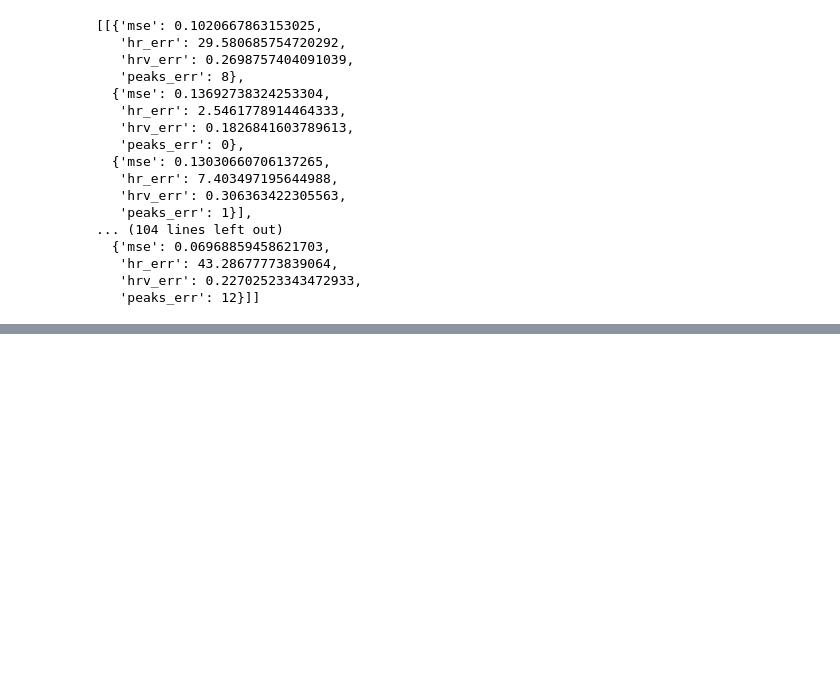
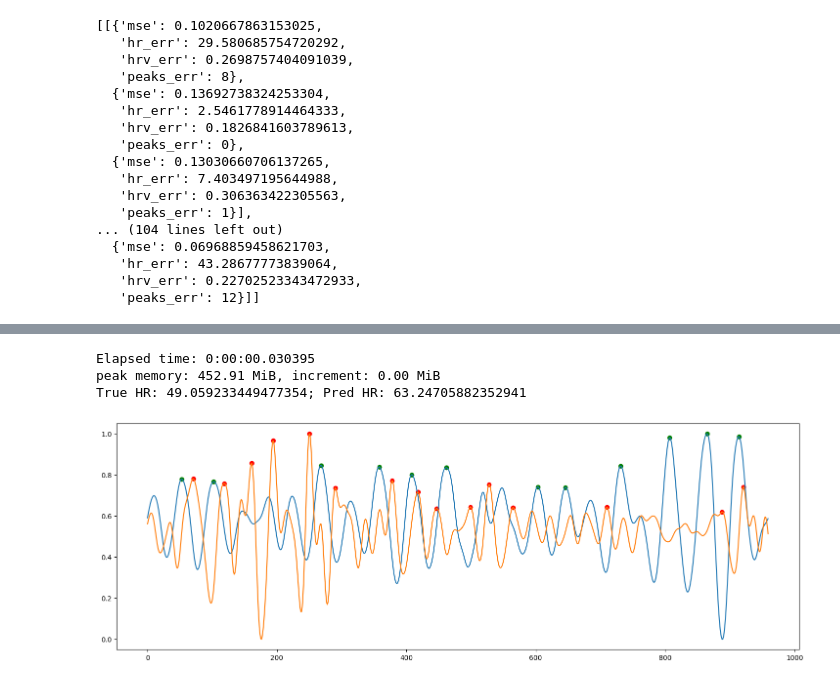
Before and after one commit to arnavpon/pydroid, a Jupyter notebook: example/android/app/src/main/python/pipeline-dev/pipeline-v1/ml.v7.ipynb, the cells around one changed output, grey strips where cells are left out. Drawn from its saved outputs; the diff is of its cells as text; code cells hidden in the pictures; blank space fills up the shorter version.

```diff
--- a/example/android/app/src/main/python/pipeline-dev/pipeline-v1/ml.v7.ipynb
+++ b/example/android/app/src/main/python/pipeline-dev/pipeline-v1/ml.v7.ipynb
@@ -762,9 +762,9 @@ for option in options:
     res = subjectwise_kfold(
         truths, model_type = 'gbdt', random_state = None, loss_type = 'combined', rounds_per_model = rpm,
         n_estimators = 188, split_size = 960, learning_rate = 0.01,
-        early_stopping_rounds = 16, mse_weight = 0.2, dtw_weight = 0.8, data_beg = 8000, data_end = 10180,
+        early_stopping_rounds = 16, mse_weight = 0.2, dtw_weight = 0.8, data_beg = 2500, data_end = 10180,
         batches = 5, min_bandpass_freq = 0.7, max_bandpass_freq = 4.0, bandpass_order = 4,
-        predicted_peaks_prominence = 0.17087564911262462, true_peaks_prominence = 0.322741927274642, max_depth = 6,
+        predicted_peaks_prominence = 0.17, true_peaks_prominence = 0.22, max_depth = 6,
         num_leaves = 34, max_bin = 235, num_feats_per_channel = 8, skip_amount = 12, collect = True
     )
 
@@ -1022,13 +1021,13 @@ Subject 1:
 # %%
-# test_subject = 7
-# test_subject_truth = truths[test_subject - 1]
+test_subject = 7
+test_subject_truth = truths[test_subject - 1]
 
-# mod = LonePineGBM(
-#     truths, n_estimators = 188, loss_type = 'combined', split_size = 960, learning_rate = 0.05,#learning_rate = 0.22844583483861589,
-#     early_stopping_rounds = 16, mse_weight = 0.1, dtw_weight = 0.9, data_beg = 4000, data_end = 7500,
-#     batches = 5, min_bandpass_freq = 0.9421772128909808, max_bandpass_freq = 3.6351090994830813, bandpass_order = 4,
-#     predicted_peaks_prominence = 0.17087564911262462, true_peaks_prominence = 0.322741927274642, max_depth = 6,
-#     num_leaves = 34, max_bin = 235, num_feats_per_channel = 8, skip_amount = 12,
-#     excluded_subject = test_subject, model_type = 'gbdt', finetune = True
-# )
-# mod.fit()
+mod = LonePineGBM(
+    truths, model_type = 'gbdt', random_state = None, loss_type = 'combined',
+    n_estimators = 188, split_size = 960, learning_rate = 0.01,
+    early_stopping_rounds = 16, mse_weight = 0.2, dtw_weight = 0.8, data_beg = 8000, data_end = 10180,
+    batches = 5, min_bandpass_freq = 0.7, max_bandpass_freq = 4.0, bandpass_order = 4,
+    predicted_peaks_prominence = 0.17087564911262462, true_peaks_prominence = 0.322741927274642, max_depth = 6,
+    num_leaves = 34, max_bin = 235, num_feats_per_channel = 8, skip_amount = 12, finetune = True
+)
+mod.fit()
@@ -1044,32 +1094,39 @@ mod.plot_loss()
 # %%
-beg = 2000
-end = beg + 640
+beg = 3000
+end = beg + 960
 
 model = mod
 
 data = truths[2].prepare_data_for_ml(8, 12)
 x = data.drop(columns = ['bvp']).to_numpy()
 y = data['bvp'].to_numpy()
 
 def measure_code_block():
+    t = datetime.today()
     targ = y[beg: end]
     pred = model.predict(x)
     pred = pred[beg: end]
     targ, pred = mod.process_signal(targ, pred, use_bandpass=True)
+    print(f'Elapsed time: {datetime.today() - t}')
     return targ, pred
 
 %memit targ, pred = measure_code_block()
 
 pred_peaks, _ = mod.get_predicted_peaks(pred)
 true_peaks, _ = mod.get_true_peaks(targ)
 
 plt.plot(targ)
 plt.plot(pred)
 plt.scatter(pred_peaks, pred[pred_peaks], c='r')
 plt.scatter(true_peaks, targ[true_peaks], c='g')
 
 pred_ibis = np.diff(pred_peaks) / 64
 true_ibis = np.diff(true_peaks) / 64
 pred_hr = get_hr(pred_ibis)
 true_hr = get_hr(true_ibis)
 print(f'True HR: {true_hr}; Pred HR: {pred_hr}')
+# %% [output]
+Elapsed time: 0:00:00.030395
+peak memory: 452.91 MiB, increment: 0.00 MiB
+True HR: 49.059233449477354; Pred HR: 63.24705882352941
+[figure, added]
```
Also changed, not shown: parts of 7 cells of this notebook.
